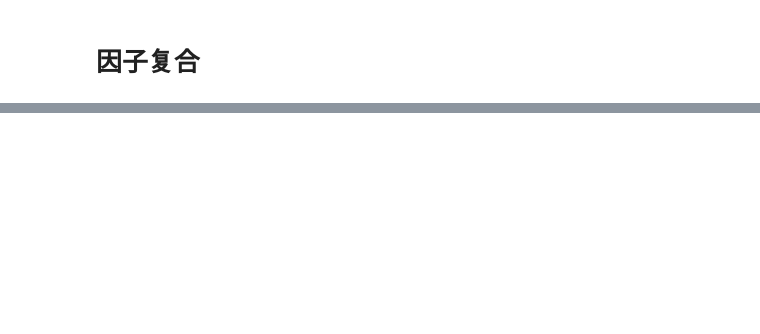
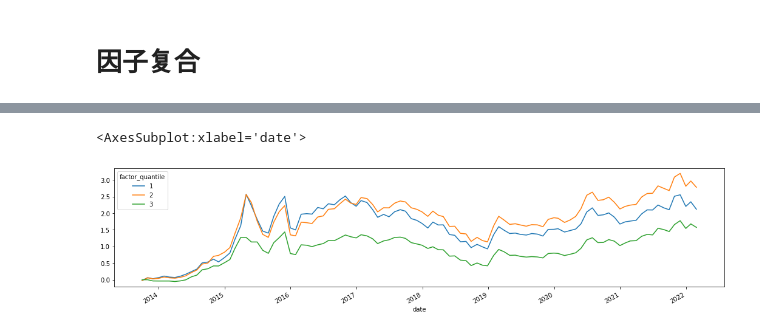
Before and after one commit to 11bingo/Quantitative-analysis, a Jupyter notebook: B-因子构建类/企业生命周期/企业生命周期测试.ipynb, the cells around one changed output, grey strips where cells are left out. Saved outputs shown, nothing was run; the diff lists cells and outputs as text; code cells hidden in the pictures; blank space fills up the shorter version.

```diff
--- a/B-因子构建类/企业生命周期/企业生命周期测试.ipynb
+++ b/B-因子构建类/企业生命周期/企业生命周期测试.ipynb
@@ -257,0 +268,14 @@ import composition_factor as comp_factor
+# %%
+# 全样本
+# 直接合成
+score1 = comp_factor.fac_maxicir_ledoit(factors,5)
+group_df1 = add_group(score1,'score',3)
+score1['factor_quantile'] = group_df1['score']
+score1['next_ret'] = factors['next_ret']
+group_ret1 = get_group_return(score1,['factor_quantile']).reset_index(level=0,drop=True)
+group_cum1 = ep.cum_returns(group_ret1)
+
+group_cum1.plot(figsize=(18,4))
+# %% [output]
+<AxesSubplot:xlabel='date'>
+[figure, added]
```
Also changed, not shown: parts of 10 cells of this notebook, 5 other files.
